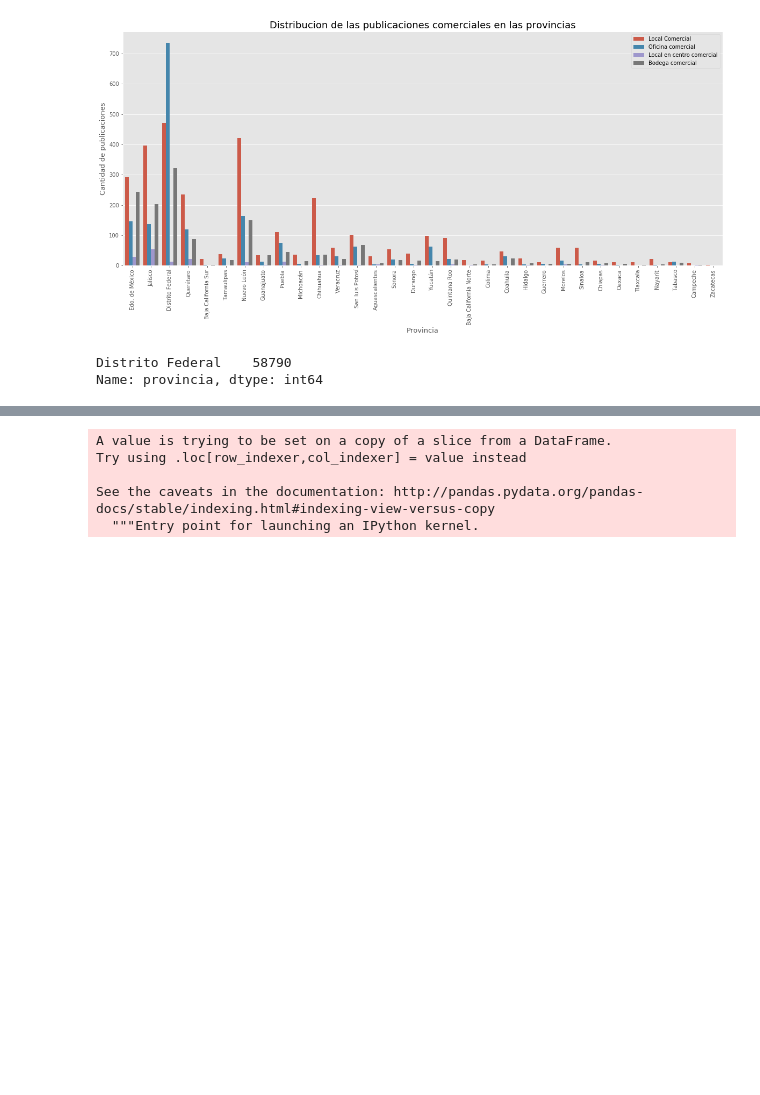
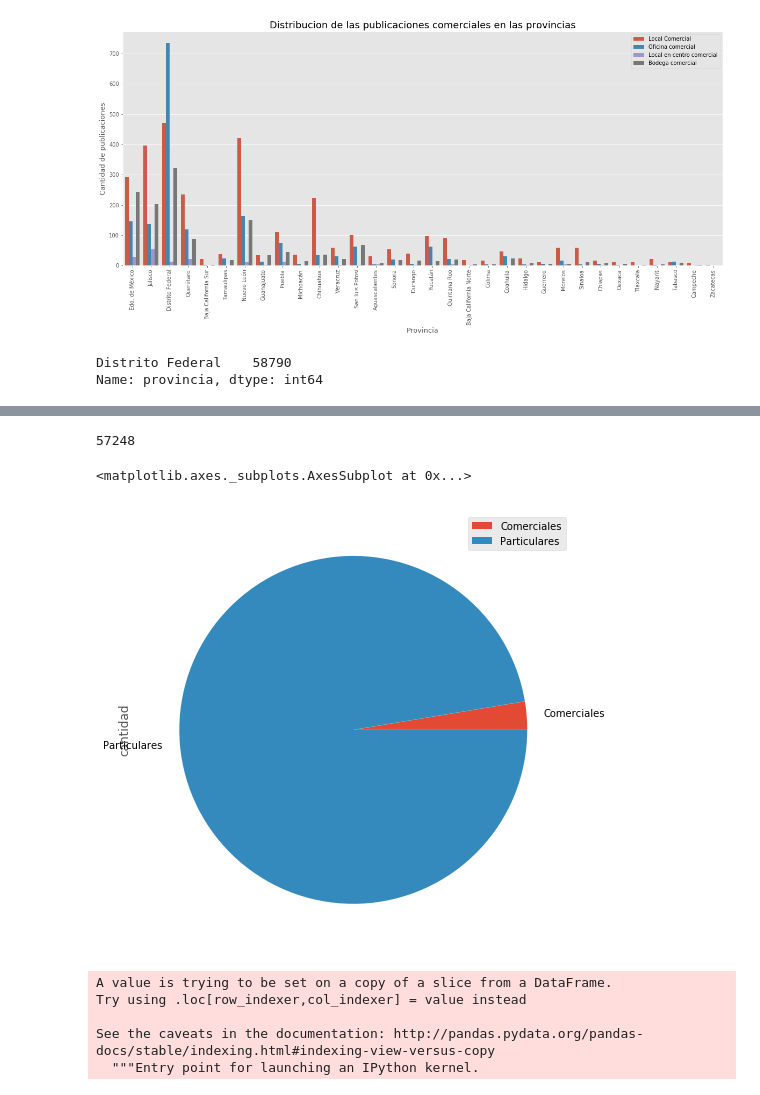
Before and after one commit to PBrrtrn/7506-organizacion-de-datos, a Jupyter notebook: src/exp/exploracion_por_tipodepropiedad.ipynb, the cells around one changed output, grey strips where cells are left out. Saved outputs shown, nothing was run; the diff lists cells and outputs as text; code cells hidden in the pictures; blank space fills up the shorter version.

```diff
--- a/src/exp/exploracion_por_tipodepropiedad.ipynb
+++ b/src/exp/exploracion_por_tipodepropiedad.ipynb
@@ -195,3 +208,16 @@ Name: provincia, dtype: int64
+# %%
+comerciales = mex_df.comercial.sum()
+no_comerciales = len(mex_df.comercial) - comerciales
+no_comerciales
+# %% [output]
+57248
+# %%
+comerc = pd.DataFrame({'cantidad': [comerciales, no_comerciales]}, index= ['Comerciales','Particulares'])
+# %%
+comerc.plot.pie(y='cantidad', figsize=(8, 8))
+# %% [output]
+<matplotlib.axes._subplots.AxesSubplot at 0x...>
+[figure, added]
 # %%
 mex_df['sum'] = 1
 mex_dfg = mex_df.groupby('tipodepropiedad').agg({'sum':'sum'}).reset_index()
```
Also changed, not shown: parts of 11 cells of this notebook, 1 other file.
